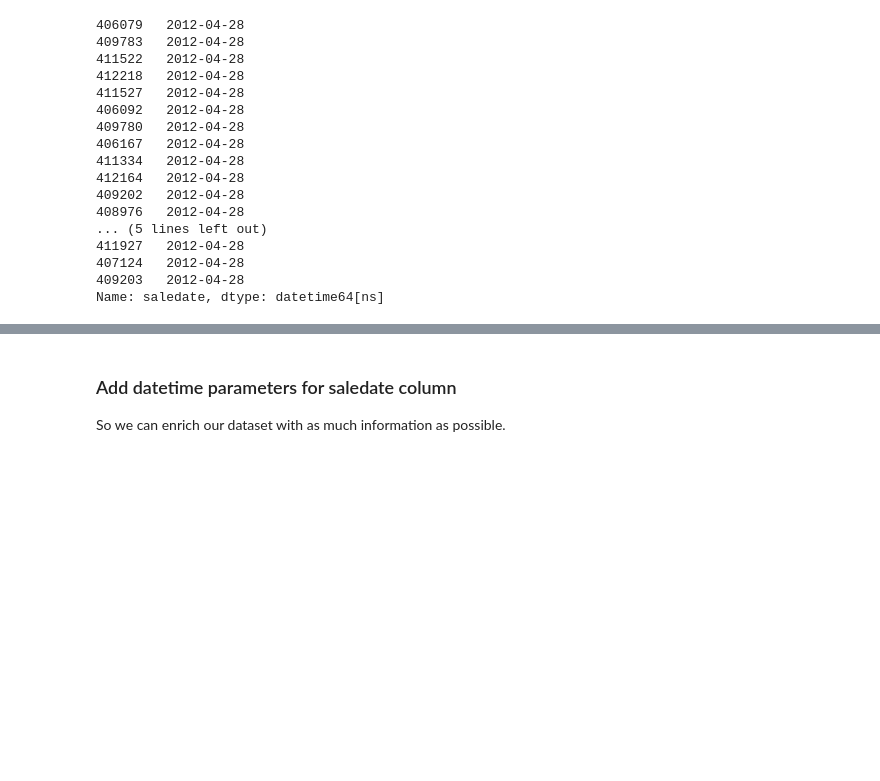
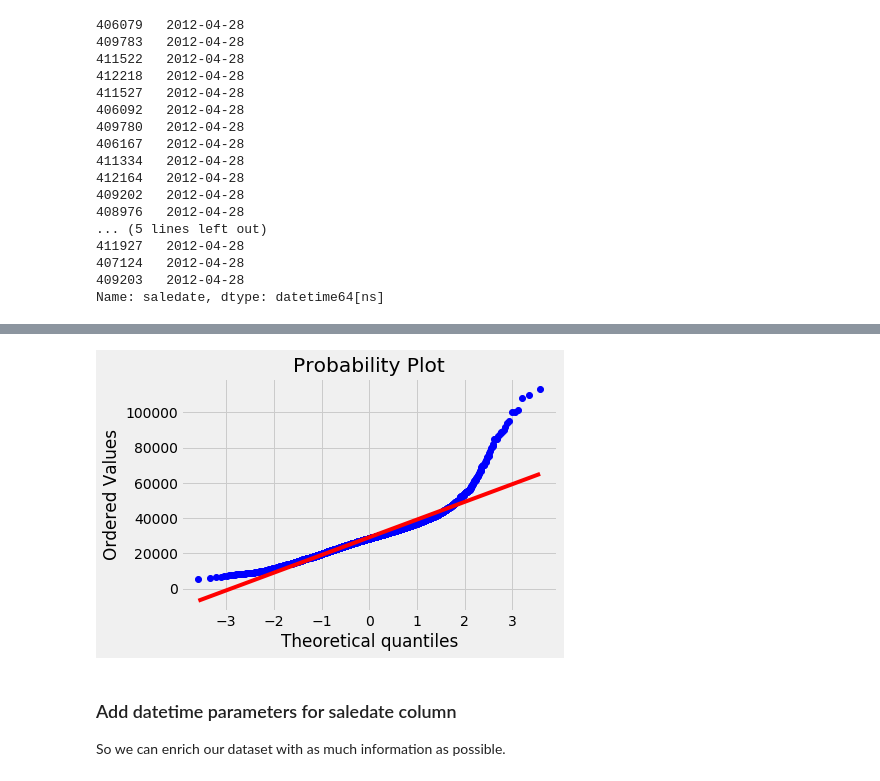
Before and after one commit to fares-ds/Blue-Book-for-Bulldozers-Kaggle-Competition, a Jupyter notebook: Blue_Book_for_Bulldozers_EDA.ipynb, the cells around one changed output, grey strips where cells are left out. Drawn from its saved outputs; the diff is of its cells as text; code cells hidden in the pictures; blank space fills up the shorter version.

```diff
--- a/Blue_Book_for_Bulldozers_EDA.ipynb
+++ b/Blue_Book_for_Bulldozers_EDA.ipynb
@@ -202,3 +225,10 @@ Name: saledate, dtype: datetime64[ns]
+# %%
+import scipy.stats
+import pylab
+
+scipy.stats.probplot(data.groupby('saledate').SalePrice.mean(), plot=pylab);
+# %% [output]
+[figure, added]
 # %% [markdown]
 ### Add datetime parameters for saledate column
 
```
Also changed, not shown: parts of 2 cells of this notebook.
